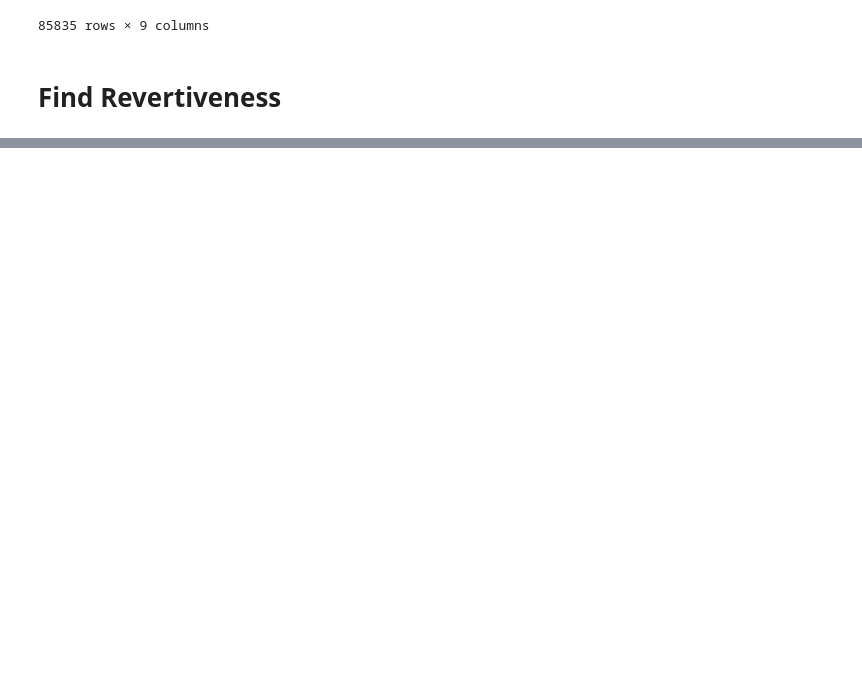
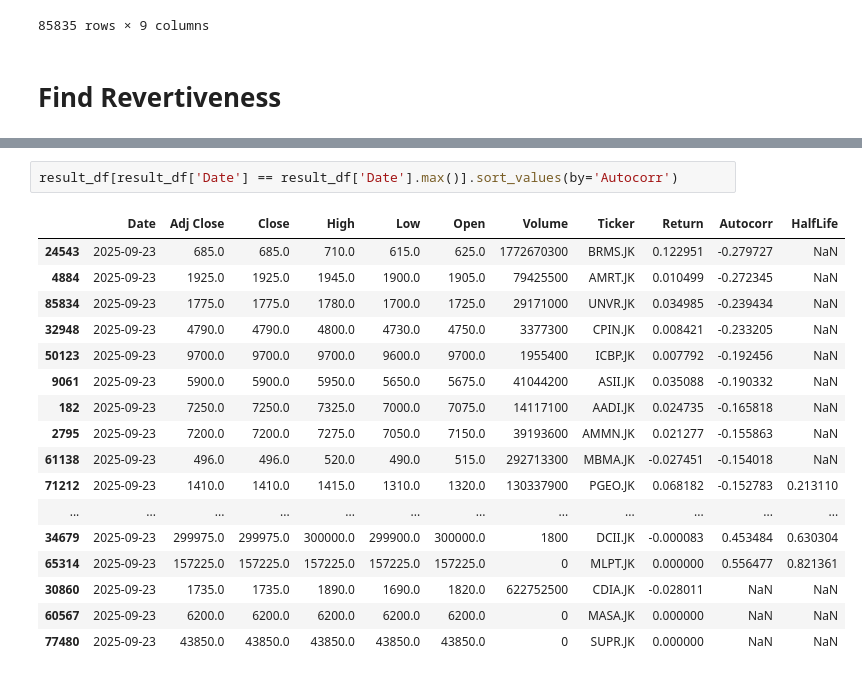
Before and after one commit to arfiman/learning-repository, a Jupyter notebook: project/mean-reversion/scripts/find_mean_revertiveness.ipynb, the cells around one changed output, grey strips where cells are left out. Drawn from its saved outputs; the diff is of its cells as text; blank space fills up the shorter version.

```diff
--- a/project/mean-reversion/scripts/find_mean_revertiveness.ipynb
+++ b/project/mean-reversion/scripts/find_mean_revertiveness.ipynb
@@ -221,0 +261,20 @@ result_df
+# %%
+result_df[result_df['Date'] == result_df['Date'].max()].sort_values(by='Autocorr')
+# %% [output]
+|  | Date | Adj Close | Close | High | Low | Open | Volume | Ticker | Return | Autocorr | HalfLife |
+| 24543 | 2025-09-23 | 685.0 | 685.0 | 710.0 | 615.0 | 625.0 | 1772670300 | BRMS.JK | 0.122951 | -0.279727 | NaN |
+| 4884 | 2025-09-23 | 1925.0 | 1925.0 | 1945.0 | 1900.0 | 1905.0 | 79425500 | AMRT.JK | 0.010499 | -0.272345 | NaN |
+| 85834 | 2025-09-23 | 1775.0 | 1775.0 | 1780.0 | 1700.0 | 1725.0 | 29171000 | UNVR.JK | 0.034985 | -0.239434 | NaN |
+| 32948 | 2025-09-23 | 4790.0 | 4790.0 | 4800.0 | 4730.0 | 4750.0 | 3377300 | CPIN.JK | 0.008421 | -0.233205 | NaN |
+| 50123 | 2025-09-23 | 9700.0 | 9700.0 | 9700.0 | 9600.0 | 9700.0 | 1955400 | ICBP.JK | 0.007792 | -0.192456 | NaN |
+| 9061 | 2025-09-23 | 5900.0 | 5900.0 | 5950.0 | 5650.0 | 5675.0 | 41044200 | ASII.JK | 0.035088 | -0.190332 | NaN |
+| 182 | 2025-09-23 | 7250.0 | 7250.0 | 7325.0 | 7000.0 | 7075.0 | 14117100 | AADI.JK | 0.024735 | -0.165818 | NaN |
+| 2795 | 2025-09-23 | 7200.0 | 7200.0 | 7275.0 | 7050.0 | 7150.0 | 39193600 | AMMN.JK | 0.021277 | -0.155863 | NaN |
+| 61138 | 2025-09-23 | 496.0 | 496.0 | 520.0 | 490.0 | 515.0 | 292713300 | MBMA.JK | -0.027451 | -0.154018 | NaN |
+| 71212 | 2025-09-23 | 1410.0 | 1410.0 | 1415.0 | 1310.0 | 1320.0 | 130337900 | PGEO.JK | 0.068182 | -0.152783 | 0.213110 |
+| ... | ... | ... | ... | ... | ... | ... | ... | ... | ... | ... | ... |
+| 34679 | 2025-09-23 | 299975.0 | 299975.0 | 300000.0 | 299900.0 | 300000.0 | 1800 | DCII.JK | -0.000083 | 0.453484 | 0.630304 |
+| 65314 | 2025-09-23 | 157225.0 | 157225.0 | 157225.0 | 157225.0 | 157225.0 | 0 | MLPT.JK | 0.000000 | 0.556477 | 0.821361 |
+| 30860 | 2025-09-23 | 1735.0 | 1735.0 | 1890.0 | 1690.0 | 1820.0 | 622752500 | CDIA.JK | -0.028011 | NaN | NaN |
+| 60567 | 2025-09-23 | 6200.0 | 6200.0 | 6200.0 | 6200.0 | 6200.0 | 0 | MASA.JK | 0.000000 | NaN | NaN |
+| 77480 | 2025-09-23 | 43850.0 | 43850.0 | 43850.0 | 43850.0 | 43850.0 | 0 | SUPR.JK | 0.000000 | NaN | NaN |
```
Also changed, not shown: parts of 4 cells of this notebook.
